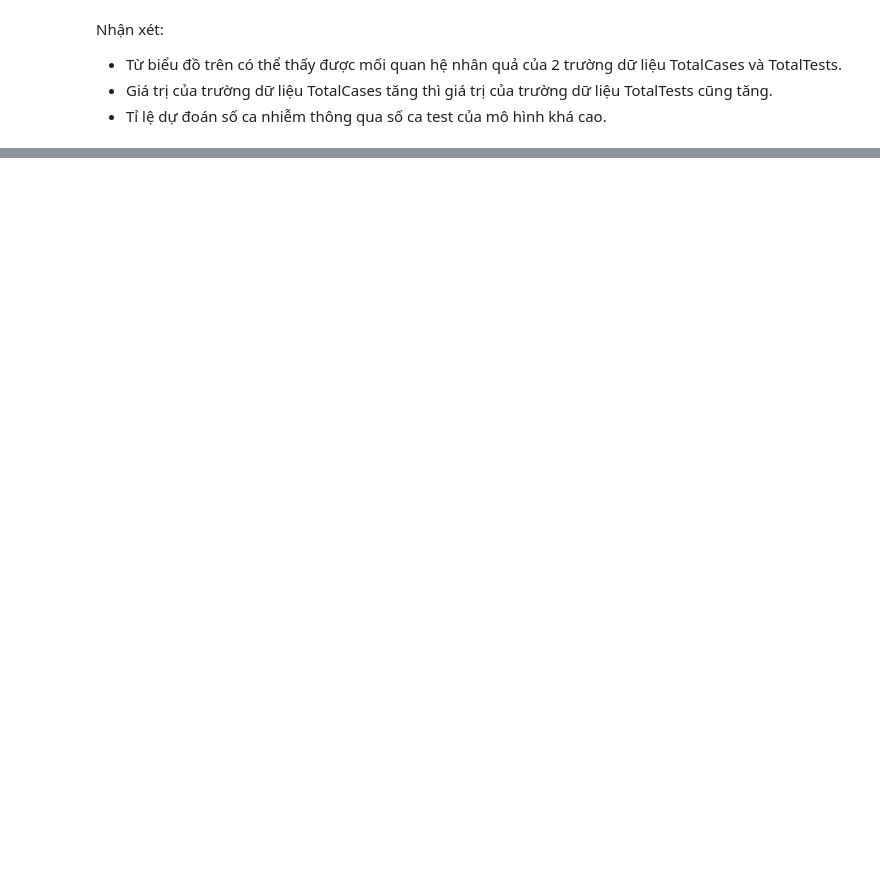
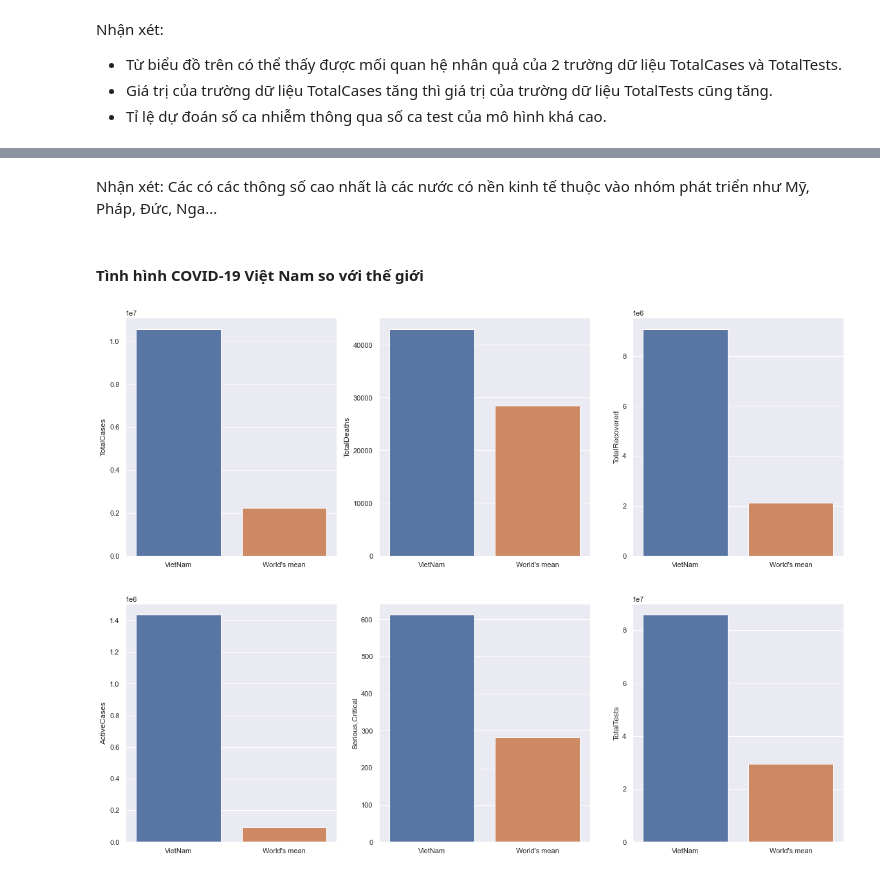
Before and after one commit to Nanashi0it/Lab01_DataRelationship, a Jupyter notebook: Analysis_Visualization.ipynb, the cells around one changed output, grey strips where cells are left out. Saved outputs shown, nothing was run; the diff lists cells and outputs as text; code cells hidden in the pictures; blank space fills up the shorter version.

```diff
--- a/Analysis_Visualization.ipynb
+++ b/Analysis_Visualization.ipynb
@@ -226,0 +345,22 @@ Nhận xét:
+# %% [markdown]
+Nhận xét: Các có các thông số cao nhất là các nước có nền kinh tế thuộc vào nhóm phát triển như Mỹ, Pháp, Đức, Nga...
+# %% [markdown]
+#### Tình hình COVID-19 Việt Nam so với thế giới
+# %%
+cols = ['TotalCases', 'TotalDeaths', 'TotalRecovered', 'ActiveCases', 'Serious,Critical', 'TotalTests']
+world_mean_covid19 = np.array(np.mean(covid19_statistics_df[cols]))
+vietnam_covid19 = np.array(covid19_statistics_df[covid19_statistics_df['Country,Other'] == 'Vietnam'][cols])[0]
+comparison_df = pd.DataFrame()
+comparison_df['VietNam'] = vietnam_covid19
+comparison_df['World'] = world_mean_covid19
+
+nrows = 2
+ncols = 3
+
+sns.set_theme(style= 'darkgrid')
+fig, axes = plt.subplots(nrows, ncols, figsize= (20, 15))
+for i, col in enumerate(cols):
+    sns.barplot(data= comparison_df, x= ['VietNam', 'World\'s mean'], y= comparison_df.values[i], ax= axes[i // ncols, i % ncols]).set_ylabel(col)
+plt.show()
+# %% [output]
+[figure, added]
```
Also changed, not shown: parts of 18 cells of this notebook.
